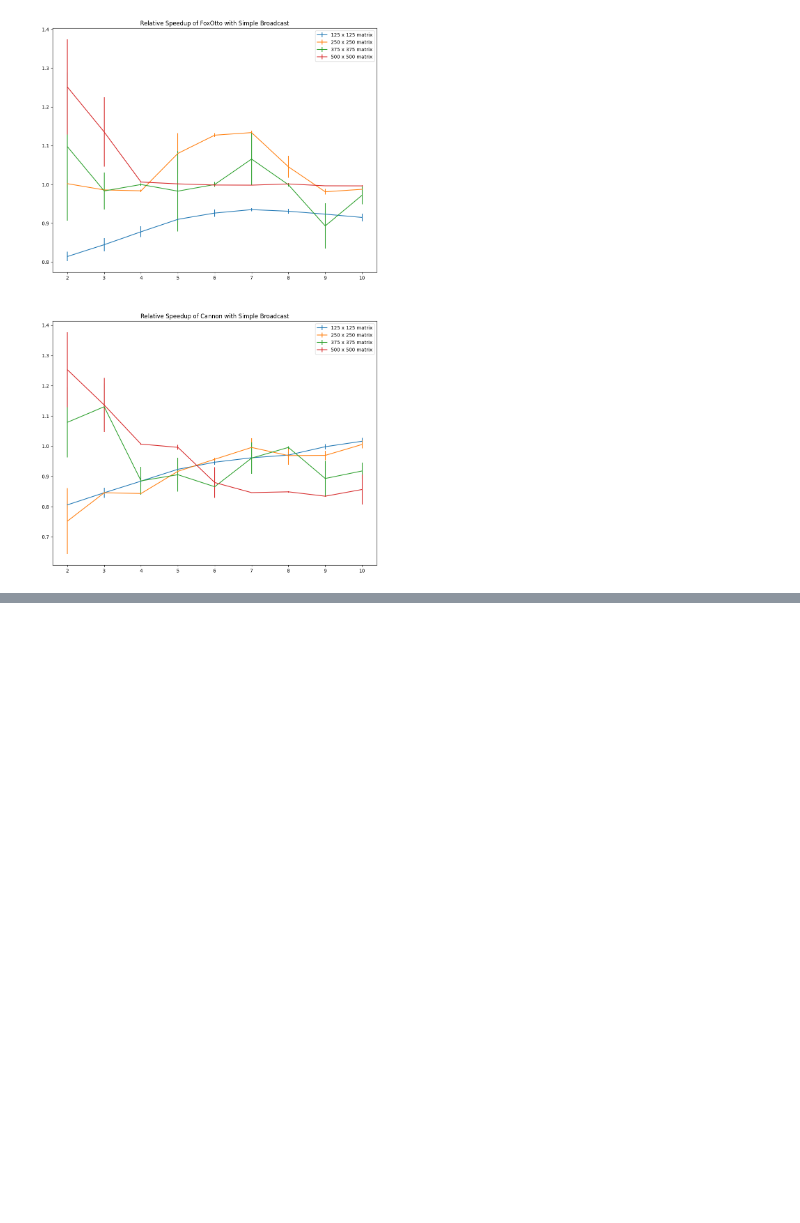
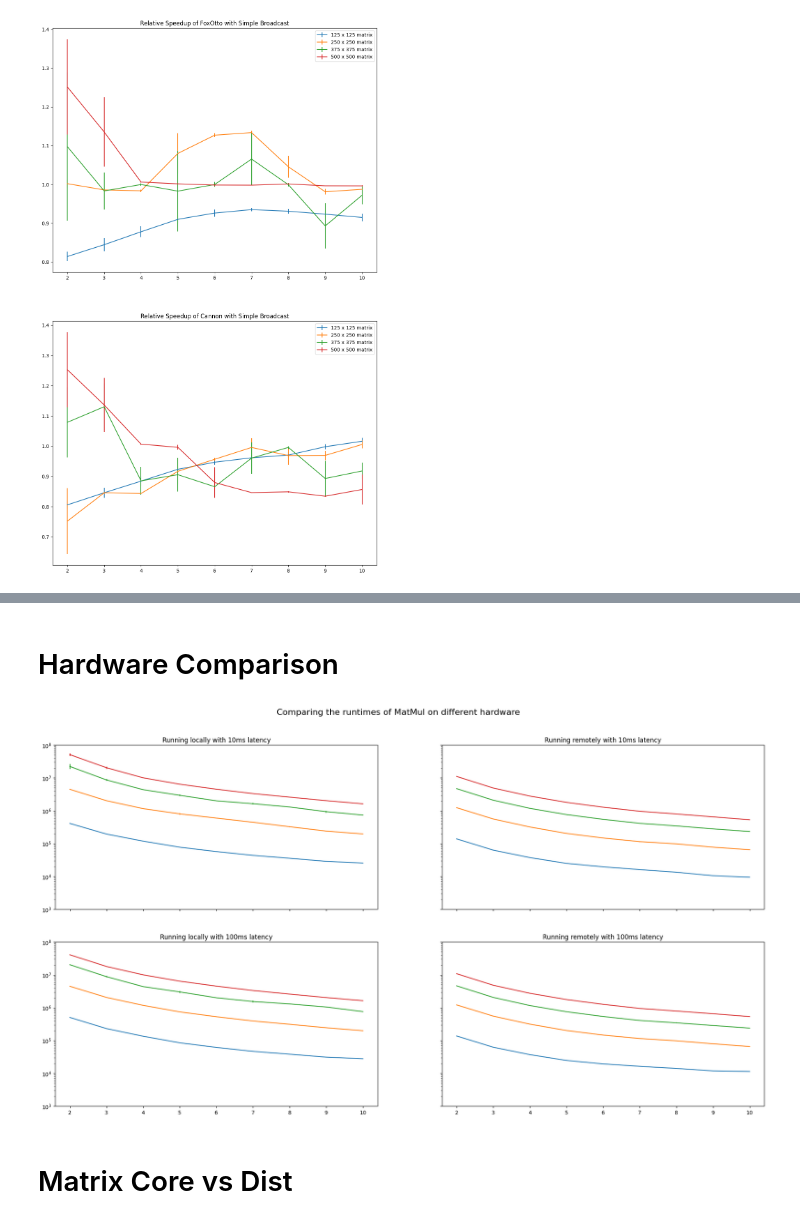
Before and after one commit to LucaChot/PartII-Diss, a Jupyter notebook: data_processing/processing_data.ipynb, the cells around one changed output, grey strips where cells are left out. Drawn from its saved outputs; the diff is of its cells as text; code cells hidden in the pictures; blank space fills up the shorter version.

```diff
--- a/data_processing/processing_data.ipynb
+++ b/data_processing/processing_data.ipynb
@@ -252,0 +381,55 @@ for relativeComm, name in zip(relative, ['FoxOtto','Cannon']):
+# %% [markdown]
+# Hardware Comparison
+# %%
+with open('thread_time/data_local2.json')as file:
+    data = json.load(file)
+local = data['data']
+
+remote = []
+for mat in ['125','250','375','500']:
+    with open('matrix/matrix' + mat + '.json')as file:
+        remote.append(json.load(file))
+# %%
+def add_stats(groups):
+    for group in groups:
+        for bench in group['data']:
+            for run in bench['data']:
+                run['std'] = np.std(np.array(run['data']))
+                run['mean'] = np.mean(np.array(run['data']))
+# %%
+add_stats(local)
+add_stats(remote)
+
+fig, axes = plt.subplots(2, 2, sharey=True, sharex=True)
+fig.set_size_inches(24, 12)
+
+axes[0][0].set_yscale('log',base=10)
+axes[0][0].set_ylim(10**3,10**8)
+fig.suptitle('Comparing the runtimes of MatMul on different hardware', fontsize=16)
+fig.subplots_adjust(top=0.9)
+
+for group in local:
+    y_coord = 0;
+    for bench,latency in zip(group['data'][0:2], [10,100]):
+        ax = axes[y_coord][0]
+        x = [run['processor_size'] for run in bench['data']]
+        y = [run['mean'] for run in bench['data']]
+        yerr = [run['std'] for run in bench['data']]
+        ax.errorbar(x,y,yerr, label=str(bench['data'][0]['matrix_size']))
+        ax.set_title(f'Running locally with {latency}ms latency')
+        y_coord += 1
+
+for group in remote:
+    y_coord = 0;
+    for bench,latency in zip(group['data'][0:2], [10,100]):
+        ax = axes[y_coord][1]
+        x = [run['processor_size'] for run in bench['data']]
+        y = [run['mean'] for run in bench['data']]
+        yerr = [run['std'] for run in bench['data']]
+        ax.errorbar(x,y,yerr, label=str(bench['data'][0]['matrix_size']))
+        ax.set_title(f'Running remotely with {latency}ms latency')
+        y_coord += 1
+# %% [output]
+[figure, added]
+# %% [markdown]
+# Matrix Core vs Dist
```
Also changed, not shown: parts of 42 cells of this notebook, 43 other files.
